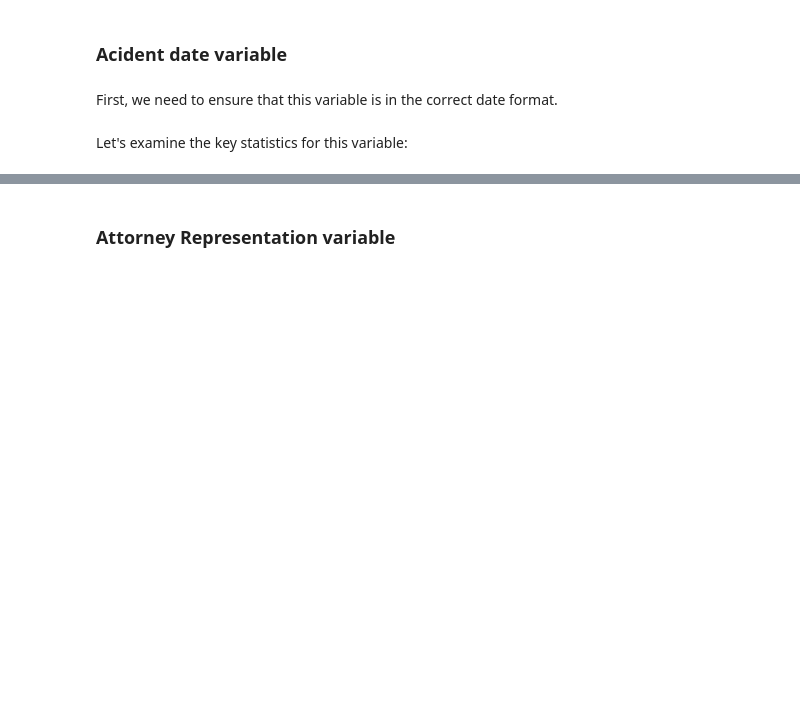
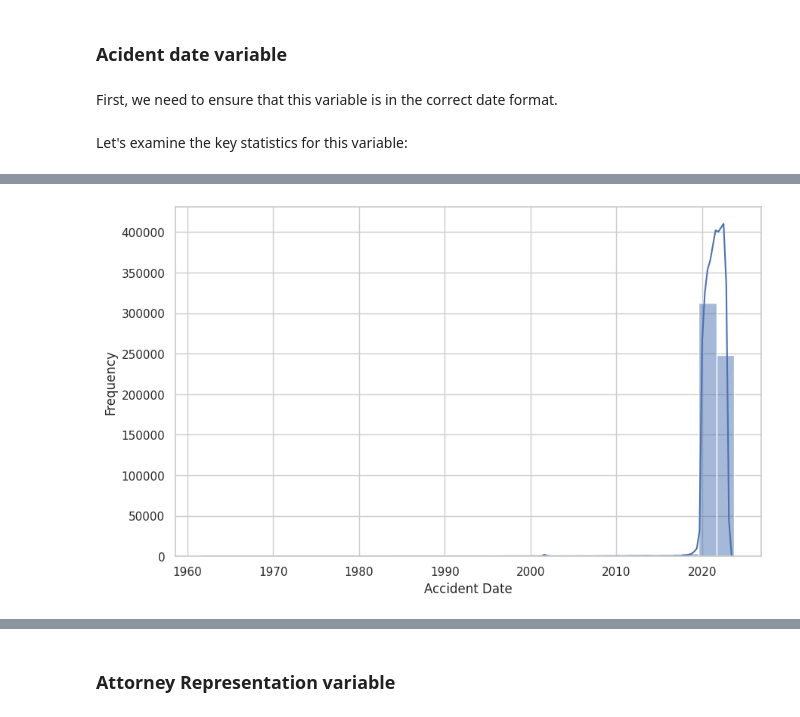
Before and after one commit to berthlou/DSAA_ML_41, a Jupyter notebook: code/exploratory_analysis/exploratory_analysis_preprocessing_final.ipynb, the cells around one changed output, grey strips where cells are left out. Saved outputs shown, nothing was run; the diff lists cells and outputs as text; code cells hidden in the pictures; blank space fills up the shorter version.

```diff
--- a/code/exploratory_analysis/exploratory_analysis_preprocessing_final.ipynb
+++ b/code/exploratory_analysis/exploratory_analysis_preprocessing_final.ipynb
@@ -138,5 +147,35 @@ def plot_heatmap(df, numerical_features):
+# %%
+# NEW
+def cast_code_columns(df, code_identifiers=['Code']):
+    """
+    Cast columns with names containing keywords (e.g., 'Code') to categorical data type, ignoring case.
+
+    Parameters:
+        df (pd.DataFrame): The DataFrame to modify.
+        code_identifiers (list): List of keywords to identify code columns. Default is ['Code'].
+
+    Returns:
+        pd.DataFrame: The modified DataFrame with code columns cast to categorical.
+    """
+    # Convert code_identifiers to lowercase for case-insensitive matching
+    code_identifiers = [keyword.lower() for keyword in code_identifiers]
+
+    # Loop through columns to find those that match code identifiers, case-insensitively
+    for col in df.columns:
+        if any(keyword in col.lower() for keyword in code_identifiers):
+            # Check if the column is currently numeric, then cast to category
+            if pd.api.types.is_numeric_dtype(df[col]):
+                df[col] = df[col].astype('category')
+                print(f"Column '{col}' cast to 'category' data type.")
+            else:
+                print(f"Column '{col}' already non-numeric, no casting applied.")
+
+    return df
 # %%
 # Define date columns
 date_columns = ['Accident Date', 'Assembly Date', 'C-2 Date', 'C-3 Date', 'First Hearing Date']
 convert_dates(df_train, date_columns)
 convert_dates(df_test, date_columns)
+# %%
+df_train = cast_code_columns(df_train)
+df_test = cast_code_columns(df_test)
@@ -216,0 +281,4 @@ Let's examine the key statistics for this variable:
+# %%
+plot_hist(df_train, 'Accident Date')
+# %% [output]
+[figure, added]
```
Also changed, not shown: parts of 148 cells of this notebook.
